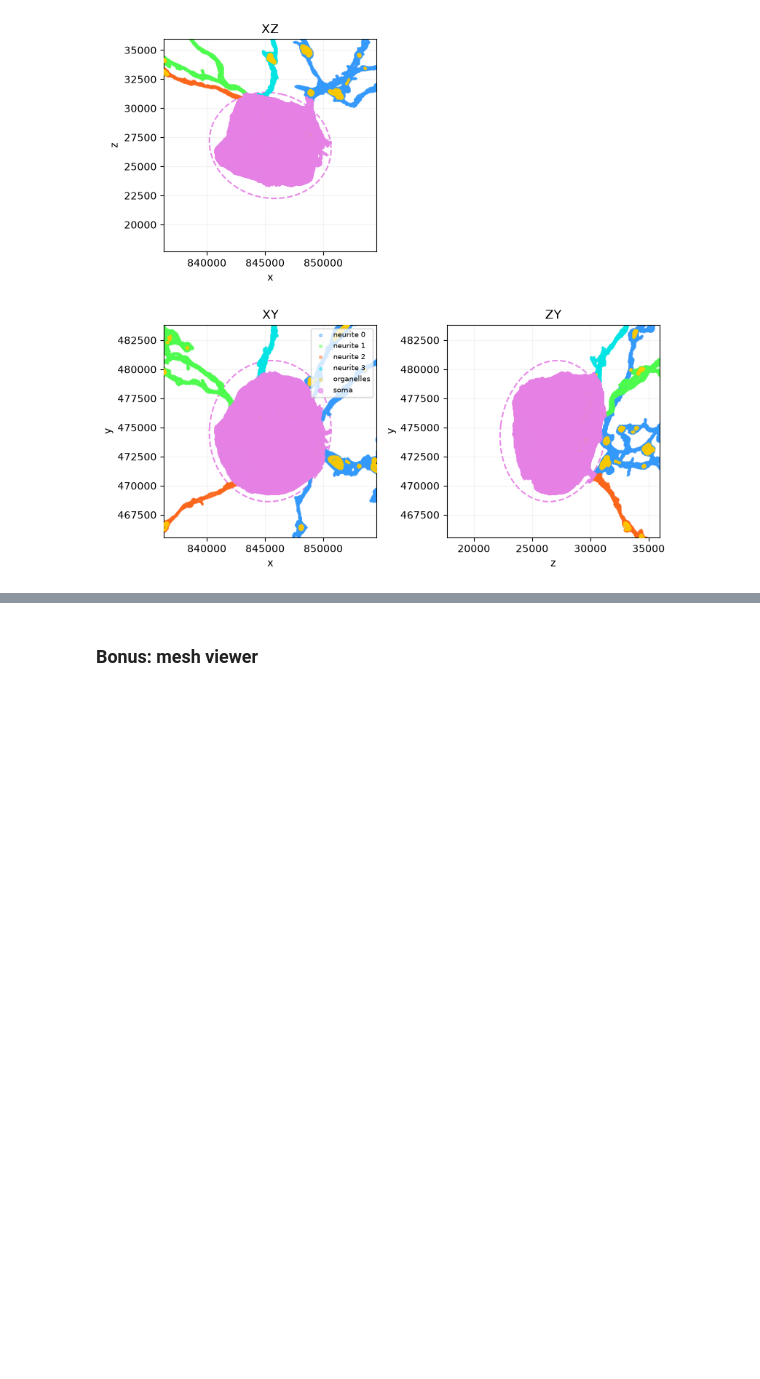
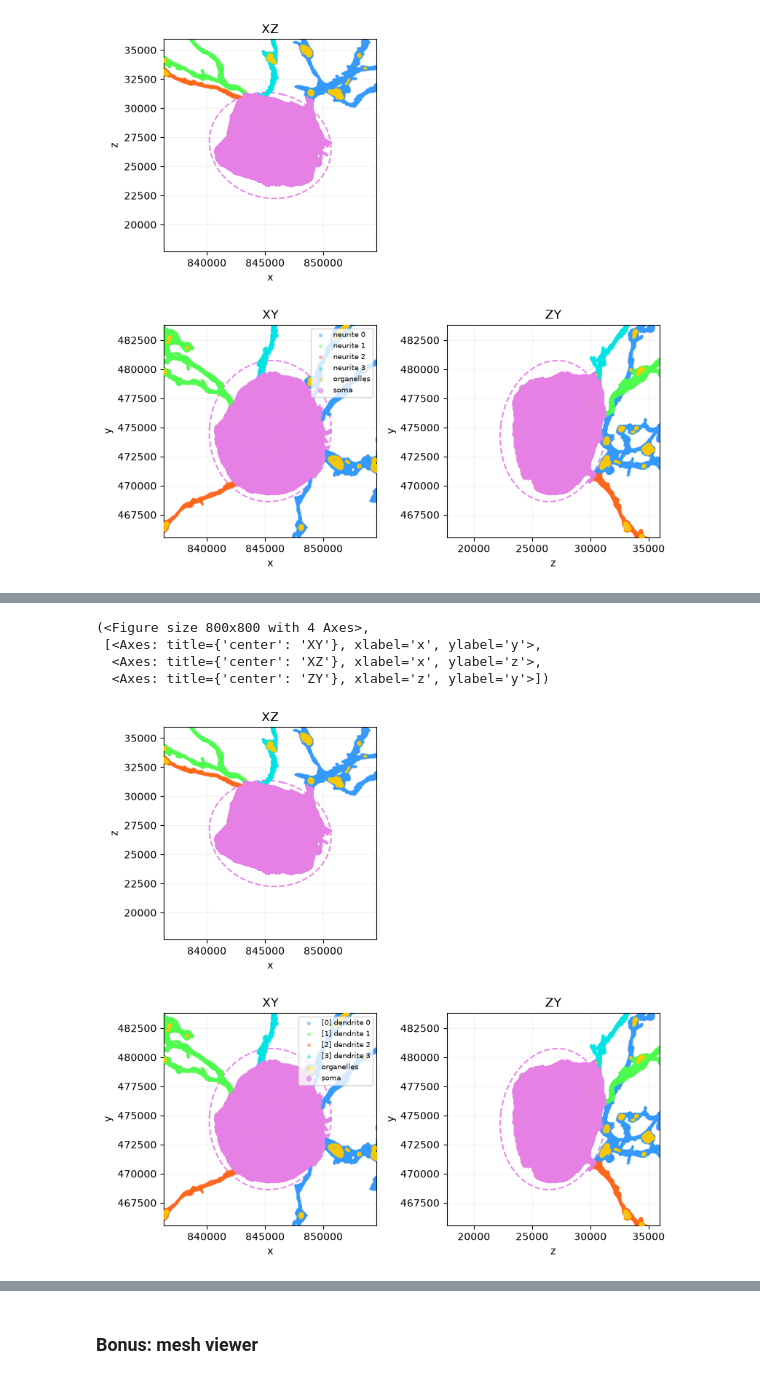
Before and after one commit to eyewire2/skeliner, a Jupyter notebook: notebooks/example.pre.ipynb, the cells around one changed output, grey strips where cells are left out. Drawn from its saved outputs; the diff is of its cells as text; code cells hidden in the pictures; blank space fills up the shorter version.

```diff
--- a/notebooks/example.pre.ipynb
+++ b/notebooks/example.pre.ipynb
@@ -138,5 +138,10 @@ sk.plot.vis2d.diagnose_components(mesh=mesh, components=components, figsize=(8,8
 [figure]
 # %%
 # # save mesh and components
-sk.io.save_mesh(mesh=mesh, path="./data/mesh_cleaned.obj")
-sk.io.save_components(components, path="./data/components.npz")
+# sk.io.save_mesh(mesh=mesh, path="./data/mesh_cleaned.obj")
+# sk.io.save_components(components, path="./data/components.npz")
+
+## load mesh and components to save time
+
+mesh = sk.io.load_mesh("./data/mesh_cleaned.obj")
+components = sk.io.load_components_npz("./data/components.npz")
@@ -142,0 +156,8 @@ sk.io.save_components(components, path="./data/components.npz")
+# %%
+sk.plot.vis2d.diagnose_components(mesh=mesh, components=components, figsize=(8,8))
+# %% [output]
+(<Figure size 800x800 with 4 Axes>,
+ [<Axes: title={'center': 'XY'}, xlabel='x', ylabel='y'>,
+  <Axes: title={'center': 'XZ'}, xlabel='x', ylabel='z'>,
+  <Axes: title={'center': 'ZY'}, xlabel='z', ylabel='y'>])
+[figure, added]
```
Also changed, not shown: parts of 4 cells of this notebook, 4 other files.
